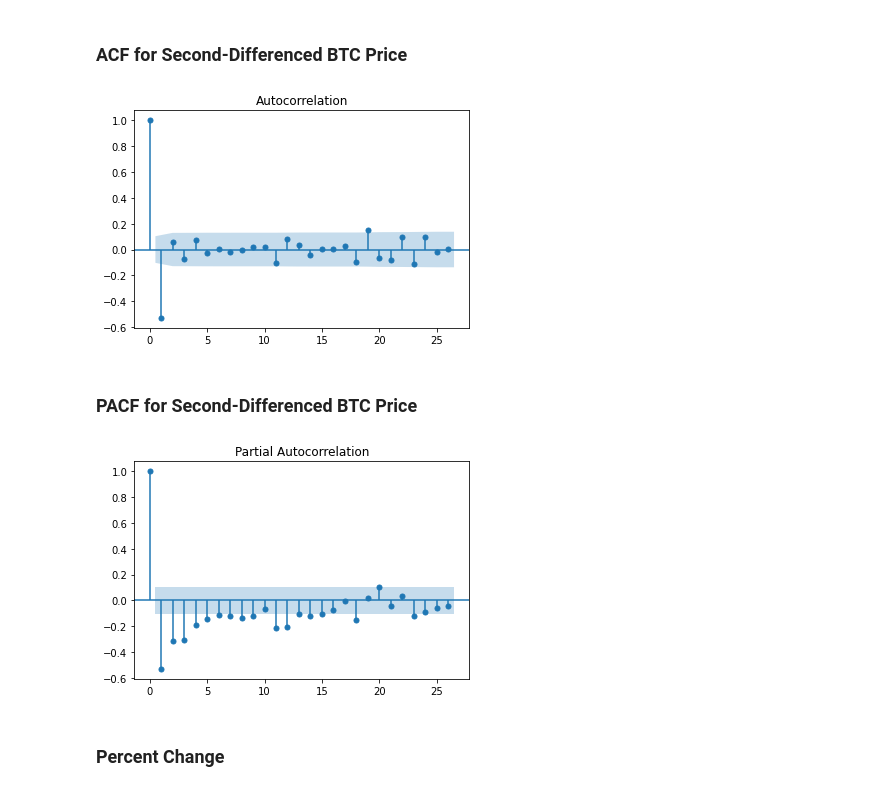
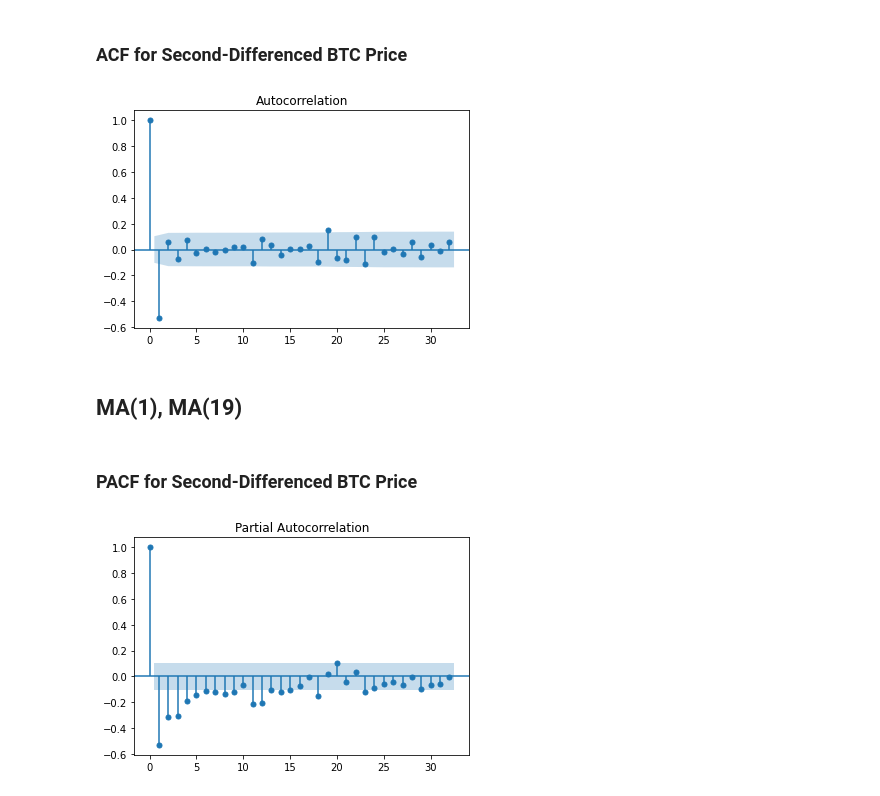
Before and after one commit to AKrgpt99/ipynb-playground, a Jupyter notebook: btcusd.ipynb, the cells around one changed output. Saved outputs shown, nothing was run; the diff lists cells and outputs as text; code cells hidden in the pictures.

```diff
--- a/btcusd.ipynb
+++ b/btcusd.ipynb
@@ -147,16 +127,16 @@ p-value: 0.000000
 # %% [markdown]
 ### ACF for Second-Differenced BTC Price
 # %%
-plot_acf(btc_usd_close_df.Diff_2.dropna())
+plot_acf(btc_usd_close_df.Diff_2.dropna(), lags=32)
 plt.show()
 # %% [output]
-[figure, old version]
+[figure, new version]
+# %% [markdown]
+## MA(1), MA(19)
 # %% [markdown]
 ### PACF for Second-Differenced BTC Price
 # %%
-plot_pacf(btc_usd_close_df.Diff_2.dropna())
+plot_pacf(btc_usd_close_df.Diff_2.dropna(), lags=32)
 plt.show()
 # %% [output]
-[figure, old version]
+[figure, new version]
-# %% [markdown]
-### Percent Change
```
Also changed, not shown: parts of 42 cells of this notebook, 5 other files.
